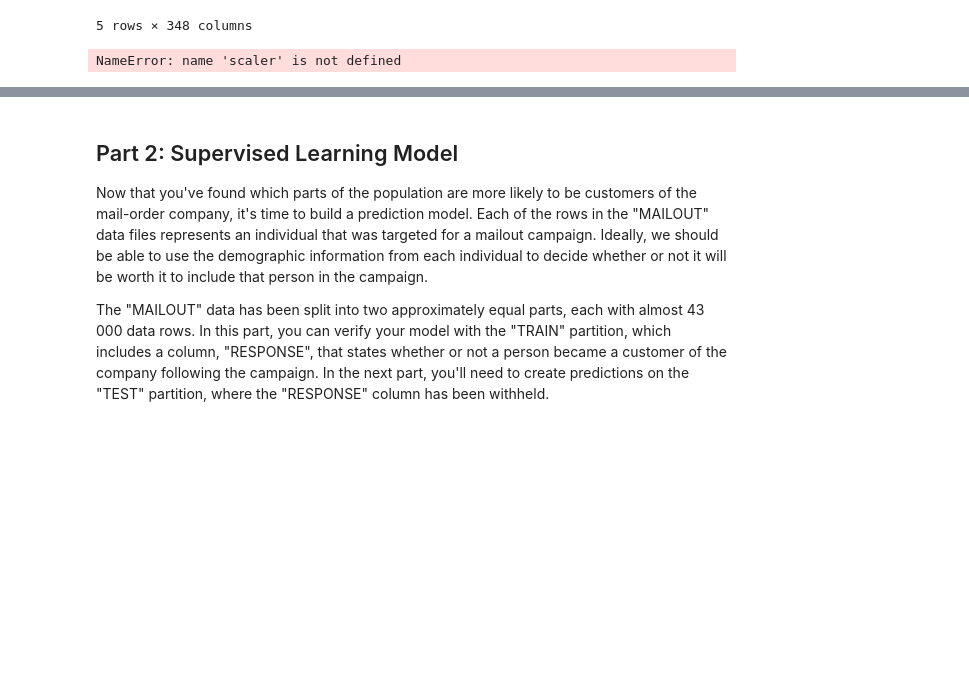
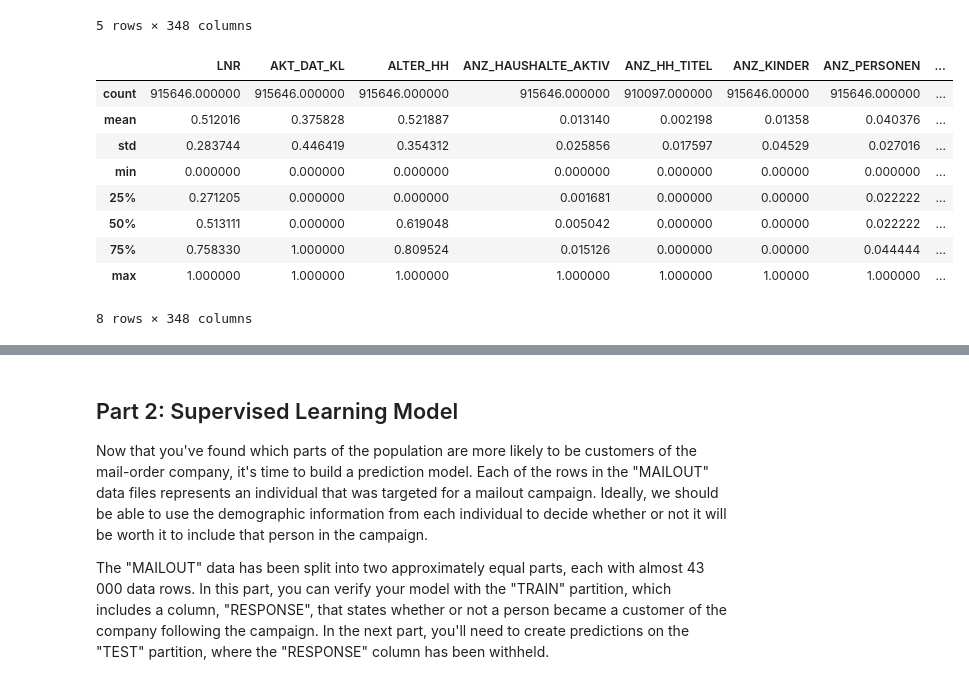
Before and after one commit to Joe-Abraham/Arvato-Financial-Services, a Jupyter notebook: Arvato Project Workbook.ipynb, the cells around one changed output, grey strips where cells are left out. Drawn from its saved outputs; the diff is of its cells as text; code cells hidden in the pictures; blank space fills up the shorter version.

```diff
--- a/Arvato Project Workbook.ipynb
+++ b/Arvato Project Workbook.ipynb
@@ -530,7 +533,7 @@ plt.show()
 # %% [output]
 [figure]
 # %%
-features_sub.fillna(features_sub.mean())
+features_sub = features_sub.fillna(features_sub.mean())
 # %% [output]
 |  | LNR | AKT_DAT_KL | ALTER_HH | ANZ_HAUSHALTE_AKTIV | ANZ_HH_TITEL | ANZ_KINDER | ANZ_PERSONEN | ... |
 | 1 | 910220 | 9.0 | 0.0 | 11.0 | 0.000000 | 0.0 | 2.0 | ... |
@@ -560,4 +568,15 @@ from sklearn.preprocessing import StandardScaler
 # %%
-features_scaled=pd.DataFrame(scaler.fit_transform(features_sub))
+features_scaled=pd.DataFrame(scaler.fit_transform(features_sub.astype(float)),columns=features_sub.columns)
-# %% [output]
-NameError: name 'scaler' is not defined
+# %%
+features_scaled.describe()
+# %% [output]
+|  | LNR | AKT_DAT_KL | ALTER_HH | ANZ_HAUSHALTE_AKTIV | ANZ_HH_TITEL | ANZ_KINDER | ANZ_PERSONEN | ... |
+| count | 915646.000000 | 915646.000000 | 915646.000000 | 915646.000000 | 910097.000000 | 915646.00000 | 915646.000000 | ... |
+| mean | 0.512016 | 0.375828 | 0.521887 | 0.013140 | 0.002198 | 0.01358 | 0.040376 | ... |
+| std | 0.283744 | 0.446419 | 0.354312 | 0.025856 | 0.017597 | 0.04529 | 0.027016 | ... |
+| min | 0.000000 | 0.000000 | 0.000000 | 0.000000 | 0.000000 | 0.00000 | 0.000000 | ... |
+| 25% | 0.271205 | 0.000000 | 0.000000 | 0.001681 | 0.000000 | 0.00000 | 0.022222 | ... |
+| 50% | 0.513111 | 0.000000 | 0.619048 | 0.005042 | 0.000000 | 0.00000 | 0.022222 | ... |
+| 75% | 0.758330 | 1.000000 | 0.809524 | 0.015126 | 0.000000 | 0.00000 | 0.044444 | ... |
+| max | 1.000000 | 1.000000 | 1.000000 | 1.000000 | 1.000000 | 1.00000 | 1.000000 | ... |
+8 rows × 348 columns
```
Also changed, not shown: parts of 11 cells of this notebook.
